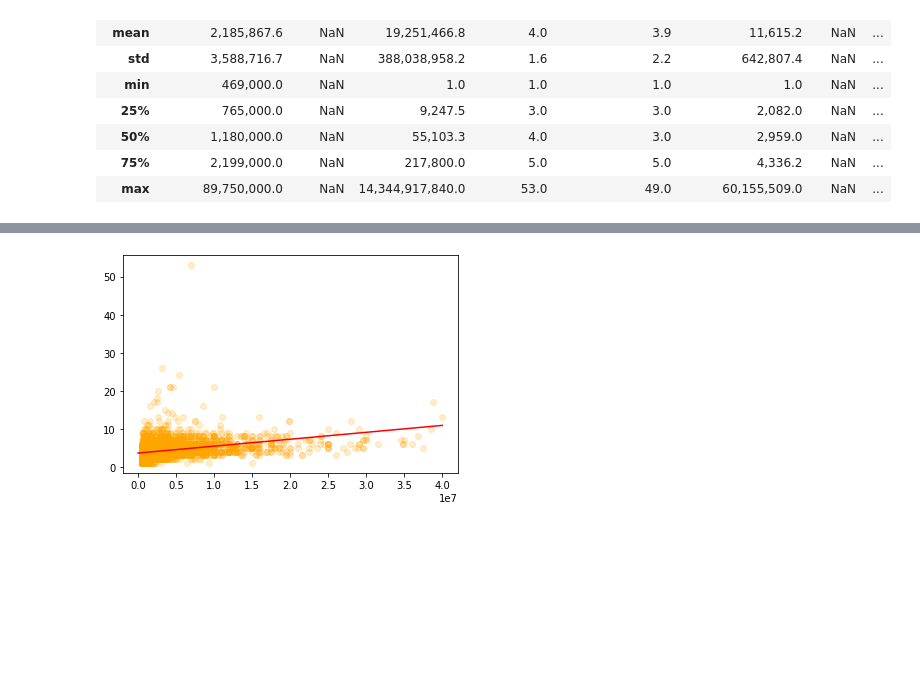
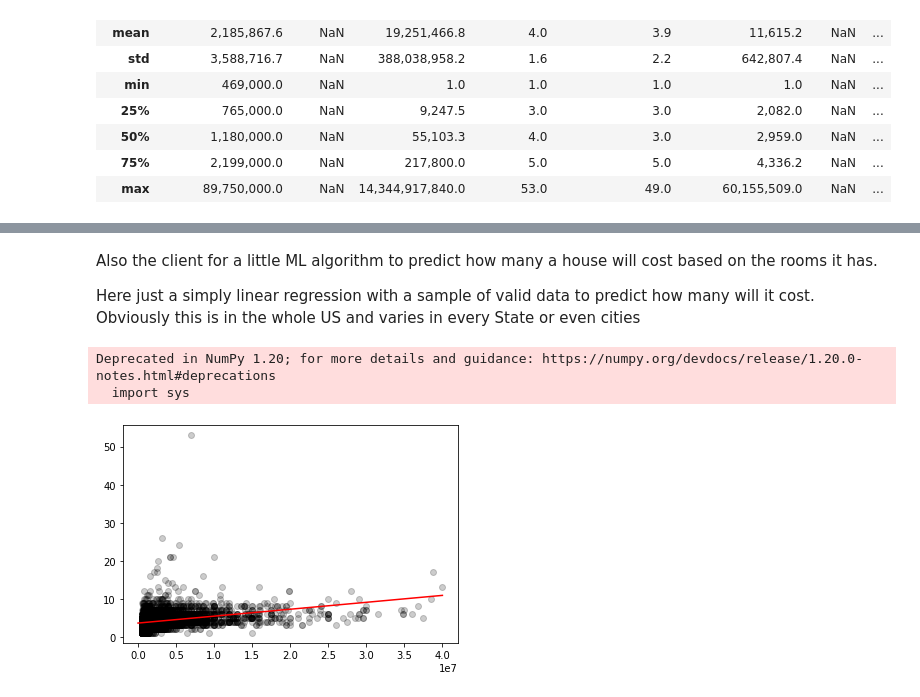
Before and after one commit to mosmtilk222/Data-Analysis-Projects, a Jupyter notebook: Houses_Analysis.ipynb, the cells around one changed output, grey strips where cells are left out. Saved outputs shown, nothing was run; the diff lists cells and outputs as text; code cells hidden in the pictures; blank space fills up the shorter version.

```diff
--- a/Houses_Analysis.ipynb
+++ b/Houses_Analysis.ipynb
@@ -124,6 +147,3 @@ df
 | 11971 | 889,000.0 | king | 1,677.0 | 3.0 | NaN | 1,320.0 | seattle | ... |
 | 11972 | 1,625,000.0 | king | 4,120.0 | 4.0 | NaN | 2,945.0 | seattle | ... |
 11973 rows × 8 columns
-# %%
-df = df.convert_dtypes()
-df
@@ -193,15 +217,21 @@ County: NY
+# %% [markdown]
+Also the client for a little ML algorithm to predict how many a house will cost based on the rooms it has.
+
+Here just a simply linear regression with a sample of valid data to predict how many will it cost. Obviously this is in the whole US and varies in every State or even cities
 # %%
 valid_df = df[(df['Bedrooms'] >= 1) & (df['Price (US Dollars)'] <= 40000000)]
 X = np.array(valid_df.iloc[:, 0].values)
 Y = np.array(valid_df.iloc[:, 3].values)
 
-plt.scatter(X, Y, alpha=0.2, c="orange")
+plt.scatter(X, Y, alpha=0.2, c="black")
 
 X = np.array([np.ones(11407), X], dtype = np.float).T
 
 B = np.linalg.inv(X.T @ X) @ X.T @ Y
 
 plt.plot([1, 40000000], [B[0] + B[1] * 1, B[0] + B[1] * 40000000], c="red")
 plt.show()
 # %% [output]
+Deprecated in NumPy 1.20; for more details and guidance: https://numpy.org/devdocs/release/1.20.0-notes.html#deprecations
+  import sys
-[figure, old version]
+[figure, new version]
```
Also changed, not shown: parts of 16 cells of this notebook.
